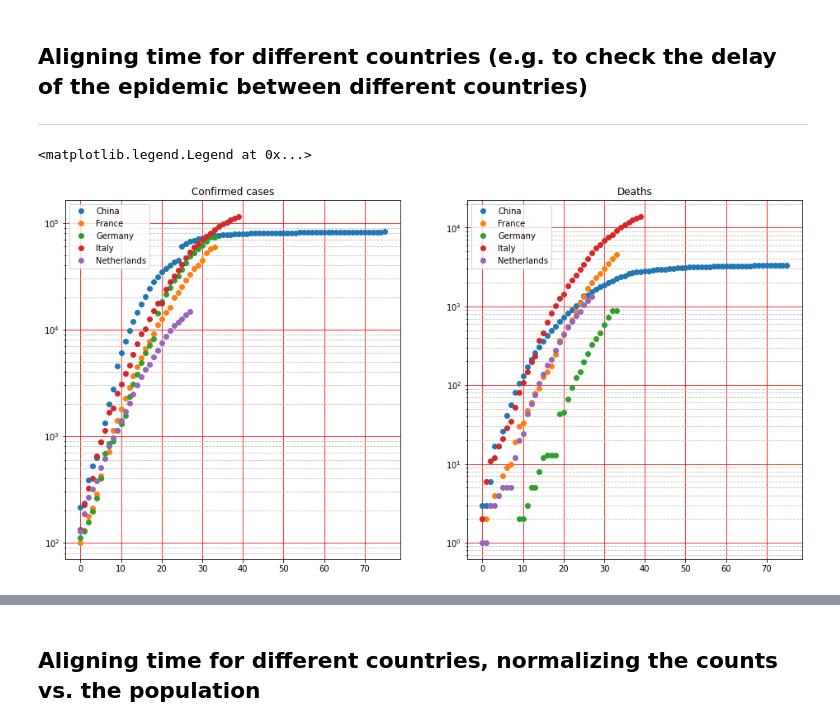
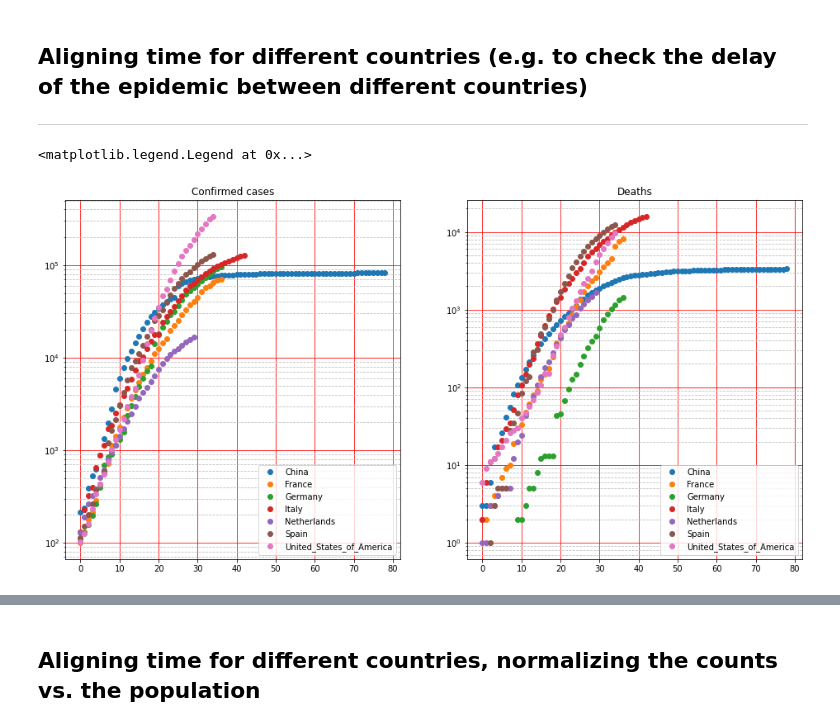
Before and after one commit to acorbe/covid19-analytics-NL-EU, a Jupyter notebook: Corona_stats.ipynb, the cells around one changed output, grey strips where cells are left out. Drawn from its saved outputs; the diff is of its cells as text; code cells hidden in the pictures.

```diff
--- a/Corona_stats.ipynb
+++ b/Corona_stats.ipynb
@@ -268,35 +268,35 @@ ax.xaxis.set_minor_locator(days)
 
 ---
 # %%
-countries = ["Italy", "China", "Netherlands","Germany","France"]
+countries = ["Italy", "China", "Netherlands","Germany","France","Spain","United_States_of_America"]
 
 plt.figure(figsize = (16,8))
 plt.subplot(121)
 
 #df.query('CountryExp in @countries').groupby('CountryExp').apply(lambda x : plt.plot(x.shifted_time,x.cumsum_cases)) #.cumsum_cases.plot()
 
 for k,v in df_larger_10.query('CountryExp in @countries').groupby('CountryExp'):
   plt.plot(v.shifted_time_new,v.cumsum_cases,'o',label=k)
 plt.title('Confirmed cases')
 plt.yscale('log')
 plt.grid(b=True, which='minor', color='0.75', linestyle='--')
 plt.grid(b=True, which='major', color='red', linestyle='-')
 
 plt.legend()
 
 plt.subplot(122)
 for k,v in df_larger_10.query('CountryExp in @countries').groupby('CountryExp'):
   plt.plot(v.shifted_time_new,v.cumsum_deaths,'o',label=k)
 
 plt.title('Deaths')
 plt.yscale('log')
 
 ax = plt.gca()
 #ax.xaxis.set_minor_locator(1)
 plt.grid(b=True, which='minor', color='0.75', linestyle='--')
 plt.grid(b=True, which='major', color='red', linestyle='-')
 
 plt.legend()
 # %% [output]
 <matplotlib.legend.Legend at 0x...>
-[figure, old version]
+[figure, new version]
```
Also changed, not shown: parts of 12 cells of this notebook.
